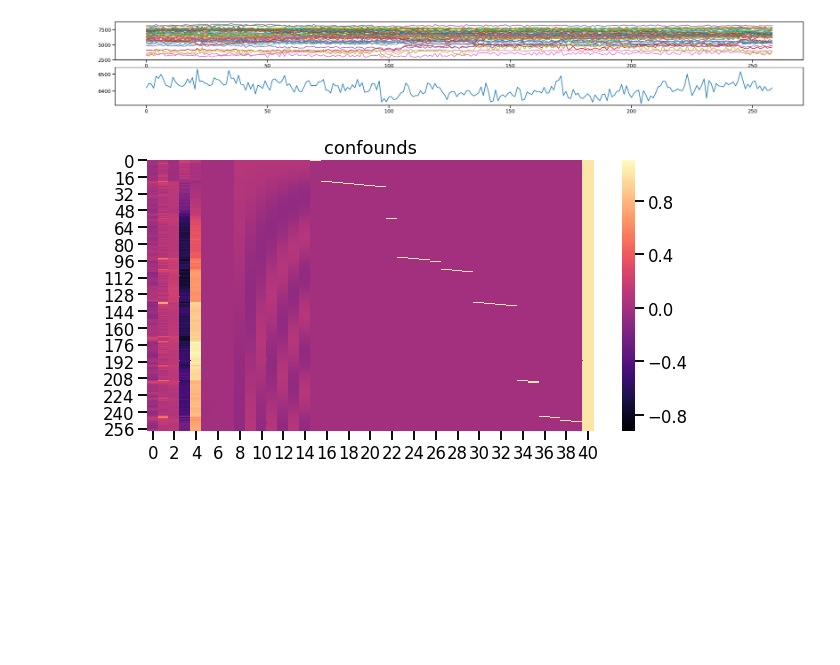
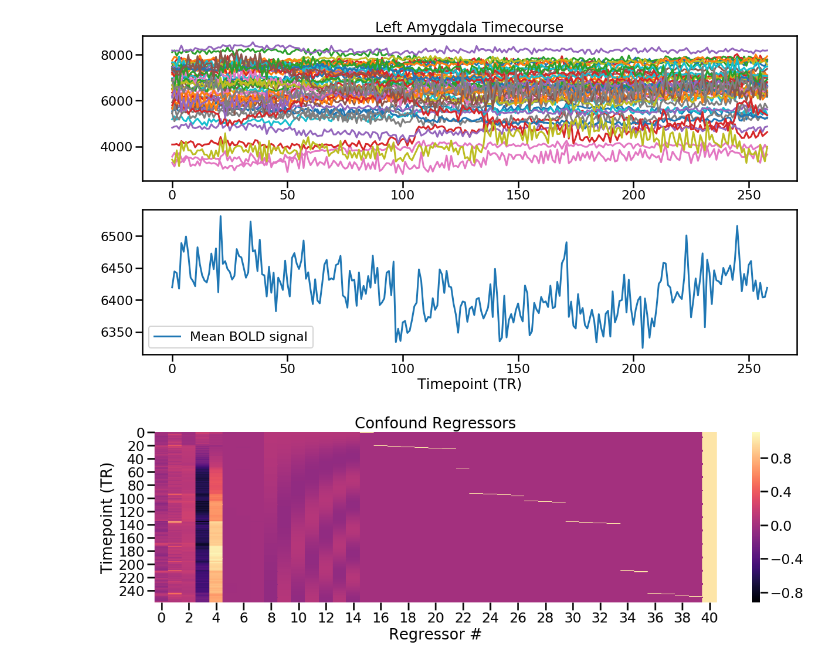
Before and after one commit to dunsmoorlab/gPPI, a Jupyter notebook: deconvolve.ipynb, the cells around one changed output. Cells and saved outputs as stored; diff of their text form; code cells hidden in the pictures; blank space fills up the shorter version.

```diff
--- a/deconvolve.ipynb
+++ b/deconvolve.ipynb
@@ -10,8 +10,9 @@ from scipy.linalg import toeplitz
 from nilearn.signal import clean
 from nilearn.image import get_data
 import seaborn as sns
-sns.set_context('talk')
+sns.set_context('poster')
 %config InLineBackend.figure_format = 'rentina'
+
 
 #fast masking function
 def apply_mask(mask=None,target=None):
@@ -23,21 +24,26 @@ def apply_mask(mask=None,target=None):
 # %%
 data = get_data('example_data/sub-FC004_ses-1_task-acquisition_space-T1w_desc-preproc_bold.nii.gz')
 mask = get_data('example_data/lh_amyg.nii.gz')
 data = apply_mask(mask=mask,target=data)
 bold = data.mean(axis=1)
 x = range(bold.shape[0])
-fig, ax = plt.subplots(2,figsize=(40,5))
+fig, ax = plt.subplots(2,figsize=(20,10))
 ax[0].plot(x,data)
+ax[0].set_title('Left Amygdala Timecourse')
 ax[1].plot(x,bold,label='Mean BOLD signal');
+plt.legend();
+plt.xlabel('Timepoint (TR)');
 # %% [output]
-[figure, old version]
+[figure, new version]
 # %%
 confounds = pd.read_csv('example_data/confounds.txt',sep='\t',header=None).values
 # confounds = confounds[:,:15]
 # confounds_dt = np.hstack((confounds,np.ones((confounds.shape[0],1))))
-plt.figure(figsize=(10,5))
+plt.figure(figsize=(20,5))
 sns.heatmap(confounds,cmap='magma');
-plt.title('confounds');
+plt.title('Confound Regressors');
+plt.ylabel('Timepoint (TR)');
+plt.xlabel('Regressor #');
 # %% [output]
-[figure, old version]
+[figure, new version]
 # %%
```
Also changed, not shown: parts of 10 cells of this notebook, 12 other files.
